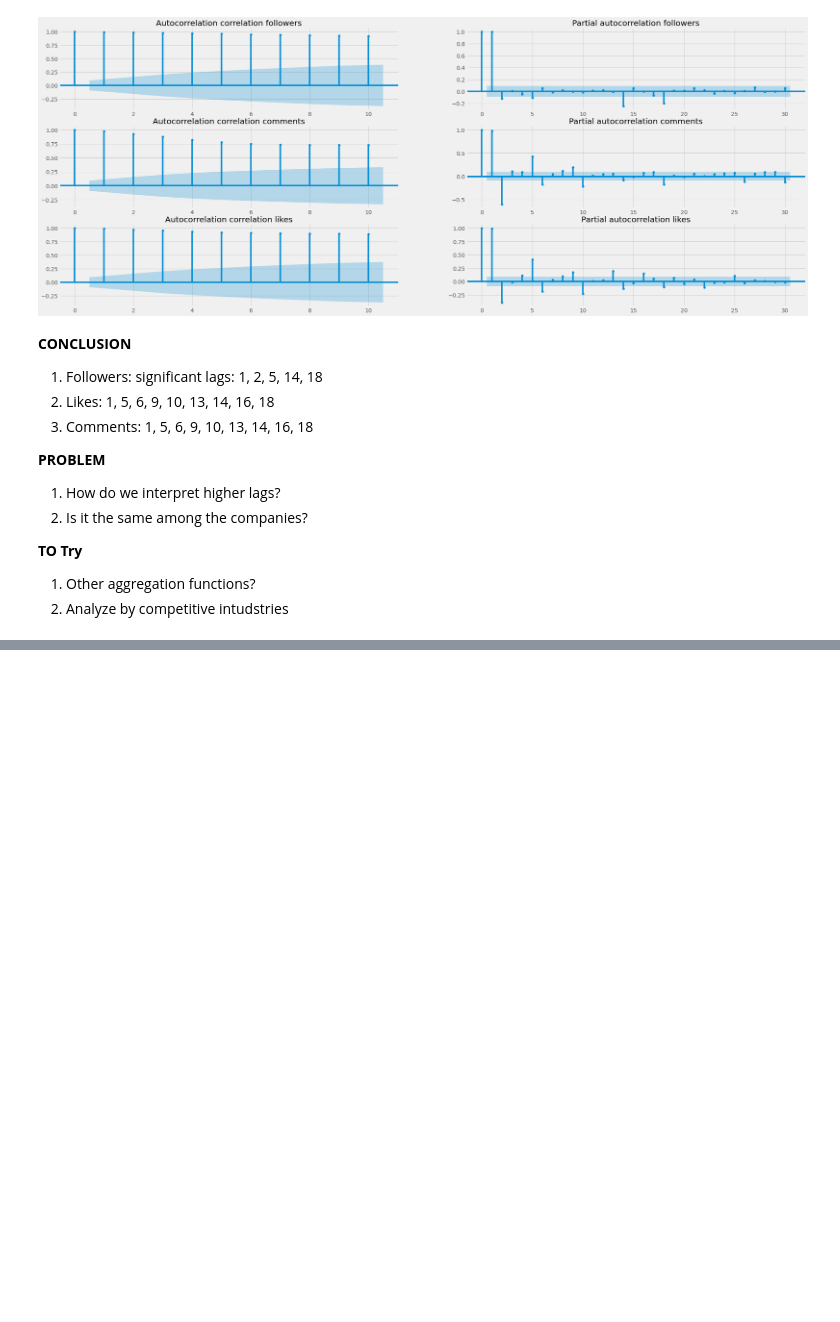
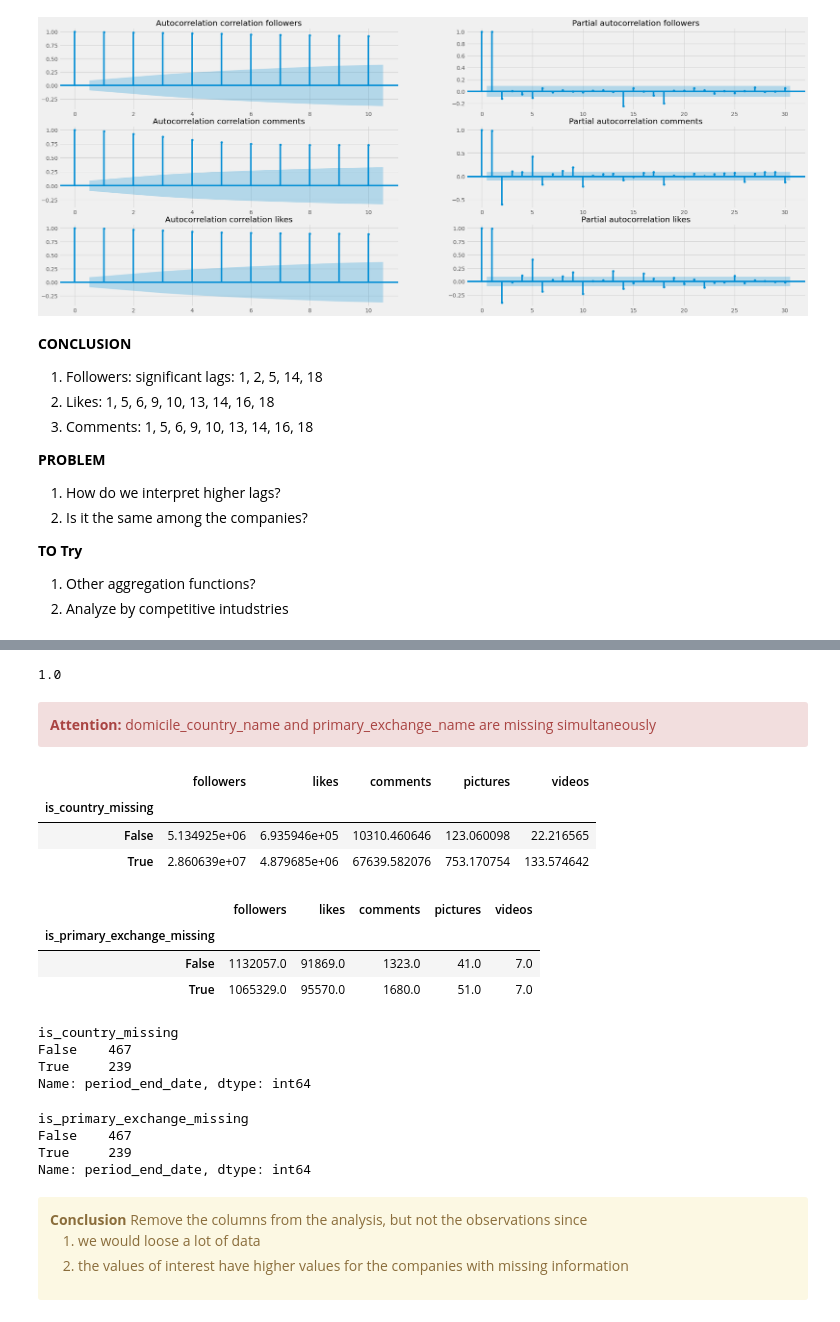
Before and after one commit to saschatran/challenge, a Jupyter notebook: IndividualNotebooks/AsyNotebook.ipynb, the cells around one changed output, grey strips where cells are left out. Drawn from its saved outputs; the diff is of its cells as text; code cells hidden in the pictures; blank space fills up the shorter version.

Commit message:
Missing value analysis for domicile country

```diff
--- a/IndividualNotebooks/AsyNotebook.ipynb
+++ b/IndividualNotebooks/AsyNotebook.ipynb
@@ -1007,0 +1021,62 @@ f.show()
+# %%
+cat_vars = ["compset_group", "compset", "business_entity_doing_business_as_name",
+"legal_entity_name", "domicile_country_name", "ultimate_parent_legal_entity_name",
+"primary_exchange_name"]
+
+
+
+df_missing_country = df.groupby(["business_entity_doing_business_as_name"]).count()[['period_end_date','domicile_country_name']]
+sum(df_missing_country['domicile_country_name'] == 0)/len(df_missing_country)
+#"primary_exchange_name" # "ultimate_parent_legal_entity_name"
+
+
+df_missing_primary = df.groupby(["ultimate_parent_legal_entity_name"]).count()[['period_end_date',"primary_exchange_name"]]
+#df_missing_primary.sort_values(by="primary_exchange_name")
+sum(df_missing_primary["primary_exchange_name"] == 0)/len(df_missing_primary)
+
+df['is_country_missing'] = df['domicile_country_name'].isna()
+df['is_primary_exchange_missing'] = df["primary_exchange_name"].isna()
+# %%
+sum(df['is_country_missing'] == df['is_primary_exchange_missing'])/len(df)
+# %% [output]
+1.0
+# %% [markdown]
+<div class="alert alert-block alert-danger">
+<b>Attention: </b> domicile_country_name and primary_exchange_name are missing simultaneously
+</div>
+# %%
+df.groupby('is_country_missing').mean()[['followers', 'likes', 'comments', 'pictures', 'videos']]
+# %% [output]
+|  | followers | likes | comments | pictures | videos |
+| is_country_missing |  |  |  |  |  |
+| False | 5.134925e+06 | 6.935946e+05 | 10310.460646 | 123.060098 | 22.216565 |
+| True | 2.860639e+07 | 4.879685e+06 | 67639.582076 | 753.170754 | 133.574642 |
+# %%
+df.groupby('is_primary_exchange_missing').median()[['followers', 'likes', 'comments', 'pictures', 'videos']]
+# %% [output]
+|  | followers | likes | comments | pictures | videos |
+| is_primary_exchange_missing |  |  |  |  |  |
+| False | 1132057.0 | 91869.0 | 1323.0 | 41.0 | 7.0 |
+| True | 1065329.0 | 95570.0 | 1680.0 | 51.0 | 7.0 |
+# %%
+df.drop_duplicates(["business_entity_doing_business_as_name"]).groupby(['is_country_missing']).count()['period_end_date']
+# %% [output]
+is_country_missing
+False    467
+True     239
+Name: period_end_date, dtype: int64
+# %%
+df.drop_duplicates(["business_entity_doing_business_as_name"]).groupby(['is_primary_exchange_missing']).count()['period_end_date']
+# %% [output]
+is_primary_exchange_missing
+False    467
+True     239
+Name: period_end_date, dtype: int64
+# %% [markdown]
+<div class="alert alert-block alert-warning">
+<b>Conclusion</b> Remove the columns from the analysis, but not the observations since
+    <ol>
+    <li> we would loose a lot of data </li>
+    <li> the values of interest have higher values for the companies with missing information </li>
+        </ol>
+</div>
```
Also changed, not shown: parts of 5 cells of this notebook.
